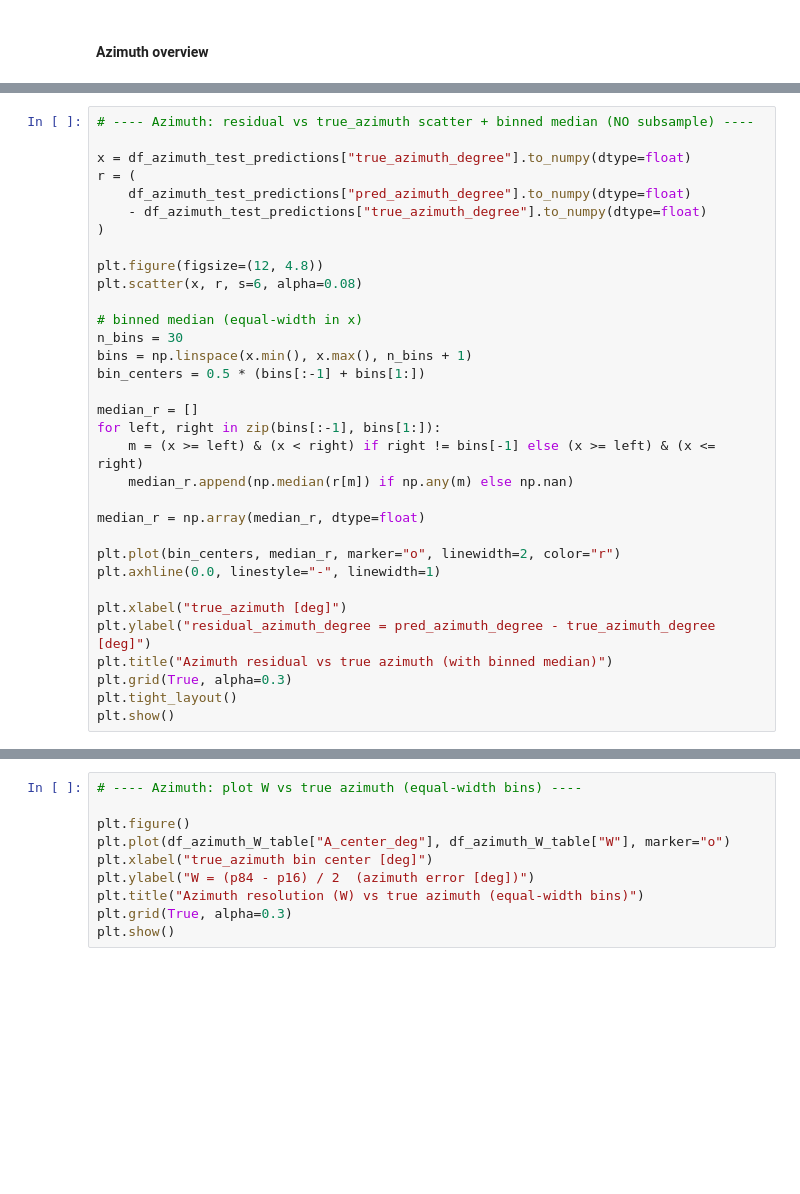
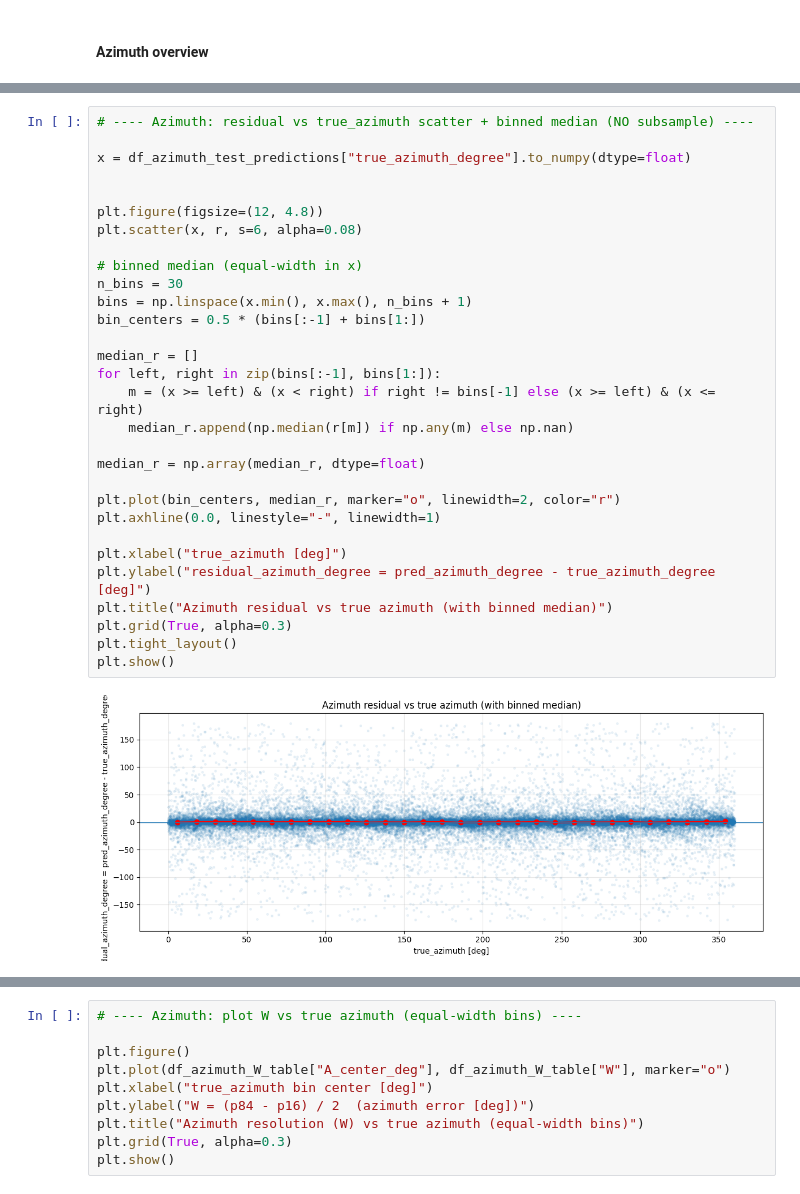
Before and after one commit to kubrabas/Graphnet-Applications, a Jupyter notebook: Training/EventPulseSeries_nonoise/initiative2/result_analysis.ipynb, the cells around one changed output, grey strips where cells are left out. Saved outputs shown, nothing was run; the diff lists cells and outputs as text; blank space fills up the shorter version.

```diff
--- a/Training/EventPulseSeries_nonoise/initiative2/result_analysis.ipynb
+++ b/Training/EventPulseSeries_nonoise/initiative2/result_analysis.ipynb
@@ -1123,36 +1228,35 @@ plt.show()
 # %%
 # ---- Azimuth: residual vs true_azimuth scatter + binned median (NO subsample) ----
 
 x = df_azimuth_test_predictions["true_azimuth_degree"].to_numpy(dtype=float)
-r = (
-    df_azimuth_test_predictions["pred_azimuth_degree"].to_numpy(dtype=float)
-    - df_azimuth_test_predictions["true_azimuth_degree"].to_numpy(dtype=float)
-)
+
 
 plt.figure(figsize=(12, 4.8))
 plt.scatter(x, r, s=6, alpha=0.08)
 
 # binned median (equal-width in x)
 n_bins = 30
 bins = np.linspace(x.min(), x.max(), n_bins + 1)
 bin_centers = 0.5 * (bins[:-1] + bins[1:])
 
 median_r = []
 for left, right in zip(bins[:-1], bins[1:]):
     m = (x >= left) & (x < right) if right != bins[-1] else (x >= left) & (x <= right)
     median_r.append(np.median(r[m]) if np.any(m) else np.nan)
 
 median_r = np.array(median_r, dtype=float)
 
 plt.plot(bin_centers, median_r, marker="o", linewidth=2, color="r")
 plt.axhline(0.0, linestyle="-", linewidth=1)
 
 plt.xlabel("true_azimuth [deg]")
 plt.ylabel("residual_azimuth_degree = pred_azimuth_degree - true_azimuth_degree [deg]")
 plt.title("Azimuth residual vs true azimuth (with binned median)")
 plt.grid(True, alpha=0.3)
 plt.tight_layout()
 plt.show()
+# %% [output]
+[figure, added]
 # %%
 # ---- Azimuth: calibration scatter (pred_azimuth vs true_azimuth) ----
 
```
Also changed, not shown: parts of 35 cells of this notebook, 5 other files.
